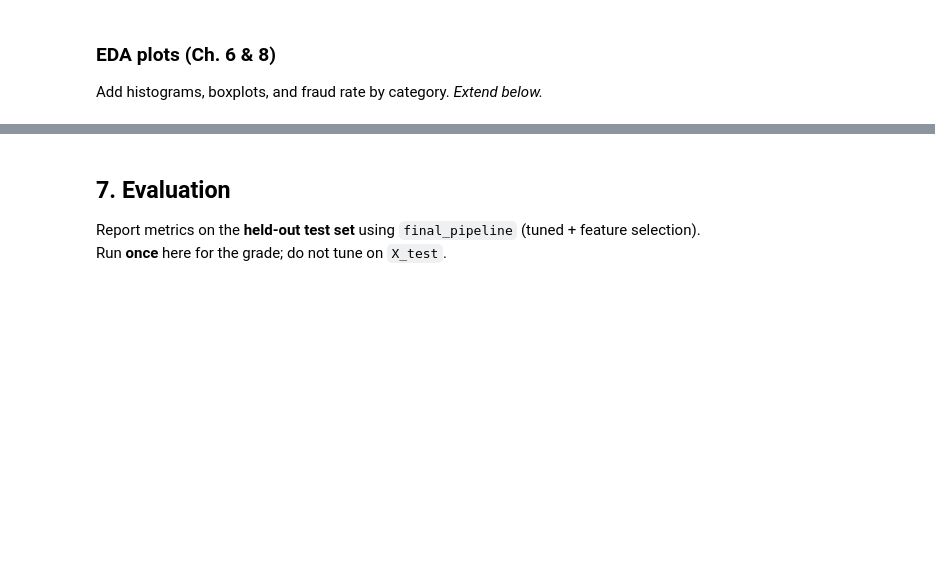
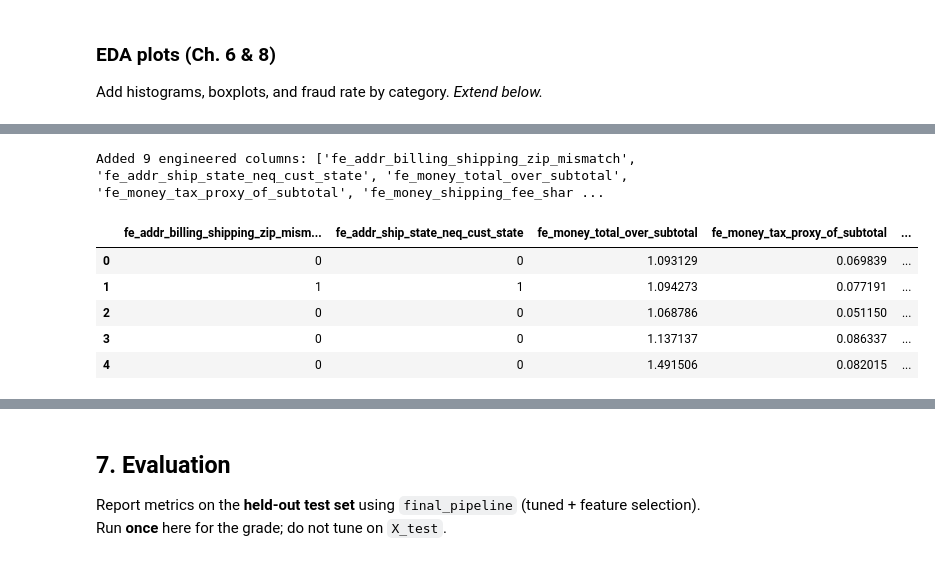
Before and after one commit to achristiansen490/chapter17assignment, a Jupyter notebook: crisp_dm_Juypyer_notebook_predicting_is_fraud.ipynb, the cells around one changed output, grey strips where cells are left out. Drawn from its saved outputs; the diff is of its cells as text; code cells hidden in the pictures; blank space fills up the shorter version.

```diff
--- a/crisp_dm_Juypyer_notebook_predicting_is_fraud.ipynb
+++ b/crisp_dm_Juypyer_notebook_predicting_is_fraud.ipynb
@@ -233 +359,77 @@ See https://pandas.pydata.org/docs/user_guide/migration-3-strings.html#string-mi
+# %%
+# --- Interaction & transformation layer (appended to `df_ml`) ---
+# All new columns are prefixed with `fe_` for clarity. Run this after datetime features, before X / y.
+
+import numpy as np
+
+
+def _safe_div(numer, denom, fill_value=np.nan):
+    """Divide two series; avoid inf when denom is 0; missing stays NaN (imputer handles later)."""
+    numer = pd.to_numeric(numer, errors="coerce")
+    denom = pd.to_numeric(denom, errors="coerce").replace(0, np.nan)
+    out = numer / denom
+    if fill_value is not None and not np.isnan(fill_value):
+        return out.fillna(fill_value)
+    return out
+
+
+# --- Address / identity consistency (fraud often uses different bill vs ship) ---
+# Compare ZIPs as strings so leading zeros and formatting are handled consistently.
+if {"billing_zip", "shipping_zip"}.issubset(df_ml.columns):
+    _bz = df_ml["billing_zip"].fillna("").astype(str).str.strip()
+    _sz = df_ml["shipping_zip"].fillna("").astype(str).str.strip()
+    # 1 = billing and shipping ZIP differ (includes cases where one side is blank vs the other).
+    df_ml["fe_addr_billing_shipping_zip_mismatch"] = (_bz != _sz).astype(int)
+
+# Registered customer state vs order ship-to state (gift / reship / stolen address patterns).
+if {"shipping_state", "cust_state"}.issubset(df_ml.columns):
+    df_ml["fe_addr_ship_state_neq_cust_state"] = (
+        df_ml["shipping_state"].fillna("").astype(str).str.upper().str.strip()
+        != df_ml["cust_state"].fillna("").astype(str).str.upper().str.strip()
+    ).astype(int)
+
+# --- Monetary ratios & transforms (unusual tax / fee / total structure) ---
+if {"order_total", "order_subtotal"}.issubset(df_ml.columns):
+    # Near 1.0 normally; large deviation can flag discounts, fees, or data issues.
+    df_ml["fe_money_total_over_subtotal"] = _safe_div(df_ml["order_total"], df_ml["order_subtotal"])
+
+if {"tax_amount", "order_subtotal"}.issubset(df_ml.columns):
+    df_ml["fe_money_tax_proxy_of_subtotal"] = _safe_div(df_ml["tax_amount"], df_ml["order_subtotal"])
+
+if {"shipping_fee", "order_total"}.issubset(df_ml.columns):
+    df_ml["fe_money_shipping_fee_share_of_total"] = _safe_div(df_ml["shipping_fee"], df_ml["order_total"])
+
+if "order_total" in df_ml.columns:
+    # Log stabilizes heavy-tailed spend; trees still benefit from monotonic transform.
+    df_ml["fe_log1p_order_total"] = np.log1p(df_ml["order_total"].clip(lower=0))
+
+# --- Basket structure (bots sometimes buy many small lines or odd qty patterns) ---
+if {"sum_line_total", "n_lines"}.issubset(df_ml.columns):
+    df_ml["fe_basket_avg_line_value"] = _safe_div(df_ml["sum_line_total"], df_ml["n_lines"].clip(lower=1))
+
+if {"total_quantity", "n_lines"}.issubset(df_ml.columns):
+    df_ml["fe_basket_units_per_line"] = _safe_div(df_ml["total_quantity"], df_ml["n_lines"].clip(lower=1))
+
+# Explicit interaction: promo flag × basket size (promo abuse patterns).
+if {"promo_used", "n_lines"}.issubset(df_ml.columns):
+    df_ml["fe_interact_promo_used_x_n_lines"] = (
+        pd.to_numeric(df_ml["promo_used"], errors="coerce").fillna(0)
+        * pd.to_numeric(df_ml["n_lines"], errors="coerce").fillna(0)
+    )
+
+# (Omit `fe_ship_actual_minus_promised_days`: it needs post-delivery `actual_days`, not available at
+# order time — same reason `ship_actual_days` / `ship_late_delivery` are excluded from the SQL.)
+
+# Quick peek at new columns only
+_fe_cols = [c for c in df_ml.columns if c.startswith("fe_")]
+print("Added", len(_fe_cols), "engineered columns:", _fe_cols)
+df_ml[_fe_cols].head()
+# %% [output]
+Added 9 engineered columns: ['fe_addr_billing_shipping_zip_mismatch', 'fe_addr_ship_state_neq_cust_state', 'fe_money_total_over_subtotal', 'fe_money_tax_proxy_of_subtotal', 'fe_money_shipping_fee_shar ...
+|  | fe_addr_billing_shipping_zip_mism... | fe_addr_ship_state_neq_cust_state | fe_money_total_over_subtotal | fe_money_tax_proxy_of_subtotal | ... |
+| 0 | 0 | 0 | 1.093129 | 0.069839 | ... |
+| 1 | 1 | 1 | 1.094273 | 0.077191 | ... |
+| 2 | 0 | 0 | 1.068786 | 0.051150 | ... |
+| 3 | 0 | 0 | 1.137137 | 0.086337 | ... |
+| 4 | 0 | 0 | 1.491506 | 0.082015 | ... |
 # %%
```
Also changed, not shown: parts of 26 cells of this notebook, 4 other files.
